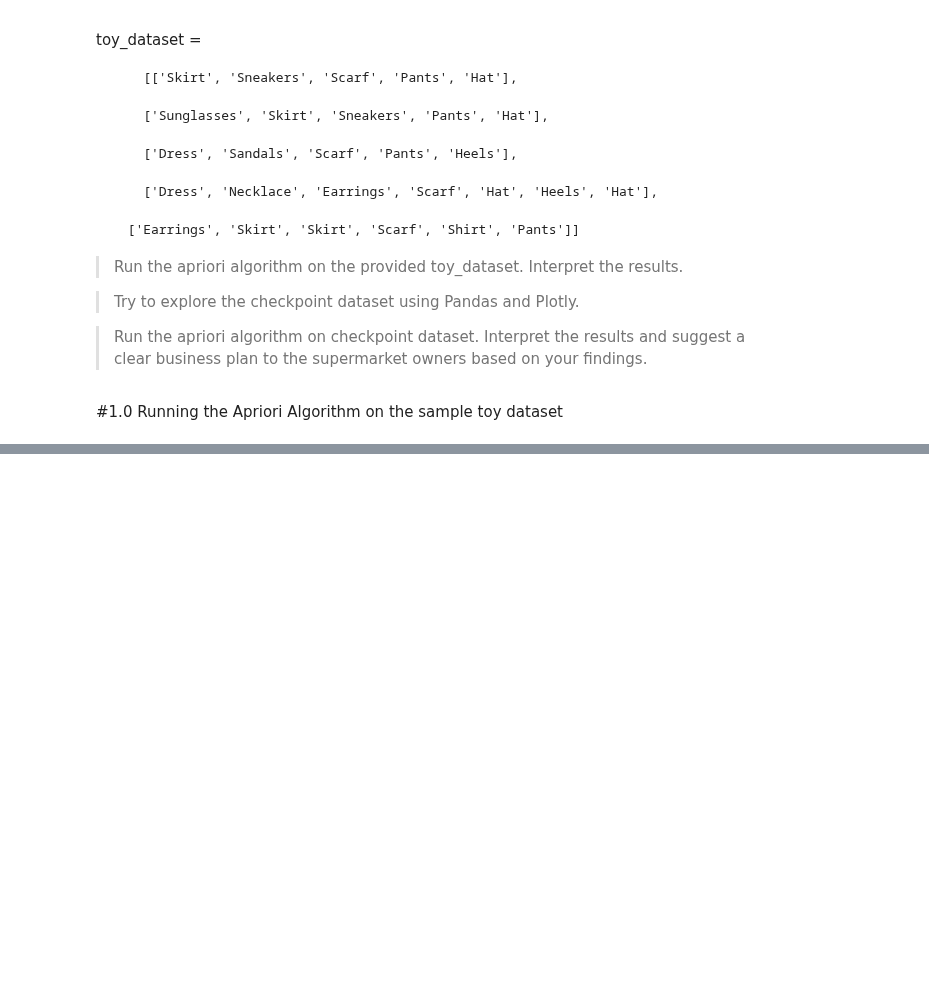
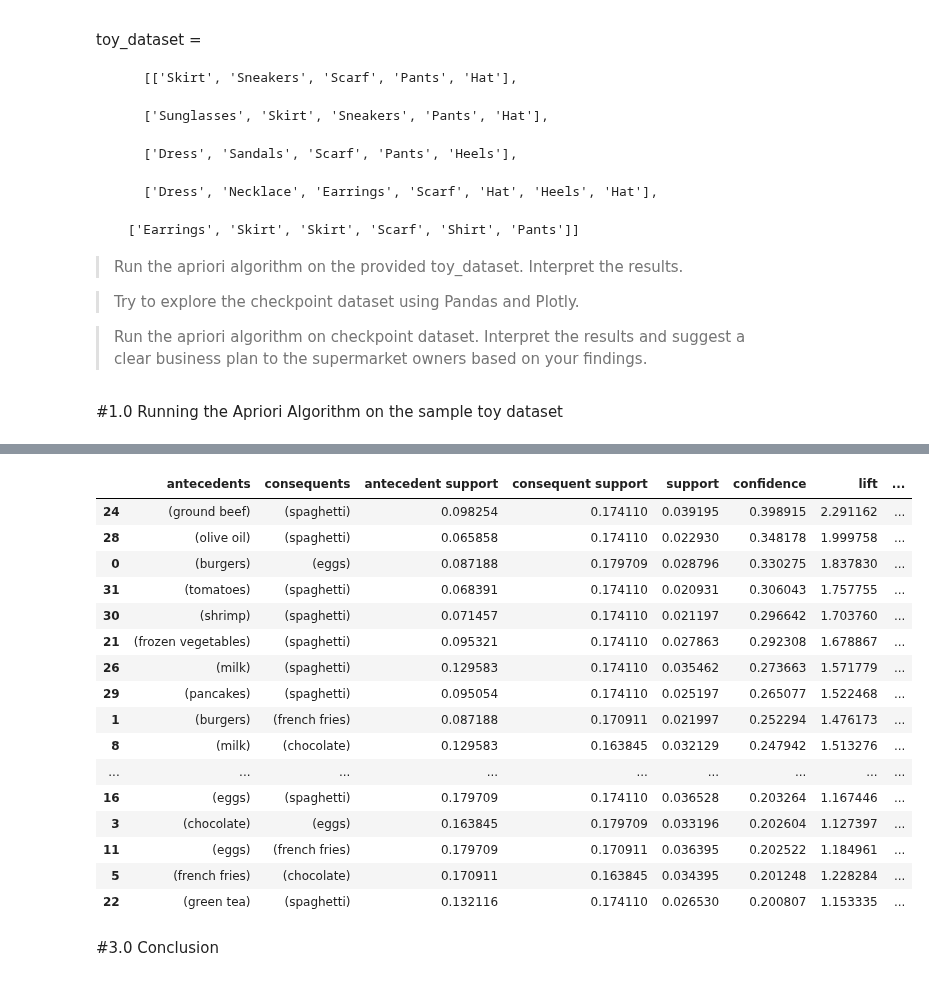
Before and after one commit to Benbuk/GOMYCODE_DS_Bootcamp, a Jupyter notebook: Unsupervised_Association_Rule.ipynb, the cells around one changed output, grey strips where cells are left out. Saved outputs shown, nothing was run; the diff lists cells and outputs as text; code cells hidden in the pictures; blank space fills up the shorter version.

```diff
--- a/Unsupervised_Association_Rule.ipynb
+++ b/Unsupervised_Association_Rule.ipynb
@@ -322,0 +216,14 @@ Index: []
+# %%
+#Convert the dataset to the required format using one-hot encoding
+te = TransactionEncoder()
+te_ary = te.fit(data_list).transform(data_list)
+data_transformed = pd.DataFrame(te_ary, columns=te.columns_)
+# %%
+#checking for nan
+#print(data_transformed['nan'])
+
+#excluding the column
+data_transformed = data_transformed.drop(columns = 'nan')
+
+#excluding the column
+data_transformed = data_transformed.drop(columns = 'mineral water')
@@ -322,0 +234,8 @@ Index: []
+# %%
+from mlxtend.frequent_patterns import apriori, association_rules
+
+# Run Apriori algorithm
+frequent_itemsets2 = apriori(data_transformed, min_support=0.02, use_colnames=True)
+
+# Generate association rules based on confidence
+association_result2 = association_rules(frequent_itemsets2, metric="confidence", min_threshold=0.2)
@@ -322,0 +263,25 @@ Index: []
+# %%
+#Display Result
+#converting association result to a pandas dataframe
+association_result_df2 = pd.DataFrame(association_result2)
+association_result_df2.sort_values(by = ['confidence', 'support', 'lift'], ascending = False).head(50)
+# %% [output]
+|  | antecedents | consequents | antecedent support | consequent support | support | confidence | lift | ... |
+| 24 | (ground beef) | (spaghetti) | 0.098254 | 0.174110 | 0.039195 | 0.398915 | 2.291162 | ... |
+| 28 | (olive oil) | (spaghetti) | 0.065858 | 0.174110 | 0.022930 | 0.348178 | 1.999758 | ... |
+| 0 | (burgers) | (eggs) | 0.087188 | 0.179709 | 0.028796 | 0.330275 | 1.837830 | ... |
+| 31 | (tomatoes) | (spaghetti) | 0.068391 | 0.174110 | 0.020931 | 0.306043 | 1.757755 | ... |
+| 30 | (shrimp) | (spaghetti) | 0.071457 | 0.174110 | 0.021197 | 0.296642 | 1.703760 | ... |
+| 21 | (frozen vegetables) | (spaghetti) | 0.095321 | 0.174110 | 0.027863 | 0.292308 | 1.678867 | ... |
+| 26 | (milk) | (spaghetti) | 0.129583 | 0.174110 | 0.035462 | 0.273663 | 1.571779 | ... |
+| 29 | (pancakes) | (spaghetti) | 0.095054 | 0.174110 | 0.025197 | 0.265077 | 1.522468 | ... |
+| 1 | (burgers) | (french fries) | 0.087188 | 0.170911 | 0.021997 | 0.252294 | 1.476173 | ... |
+| 8 | (milk) | (chocolate) | 0.129583 | 0.163845 | 0.032129 | 0.247942 | 1.513276 | ... |
+| ... | ... | ... | ... | ... | ... | ... | ... | ... |
+| 16 | (eggs) | (spaghetti) | 0.179709 | 0.174110 | 0.036528 | 0.203264 | 1.167446 | ... |
+| 3 | (chocolate) | (eggs) | 0.163845 | 0.179709 | 0.033196 | 0.202604 | 1.127397 | ... |
+| 11 | (eggs) | (french fries) | 0.179709 | 0.170911 | 0.036395 | 0.202522 | 1.184961 | ... |
+| 5 | (french fries) | (chocolate) | 0.170911 | 0.163845 | 0.034395 | 0.201248 | 1.228284 | ... |
+| 22 | (green tea) | (spaghetti) | 0.132116 | 0.174110 | 0.026530 | 0.200807 | 1.153335 | ... |
+# %% [markdown]
+#3.0 Conclusion
```
Also changed, not shown: parts of 42 cells of this notebook.
